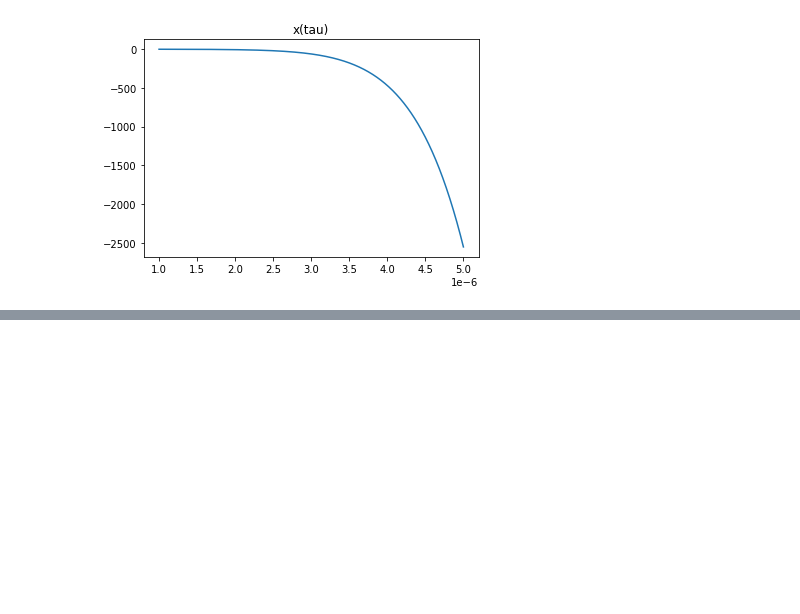
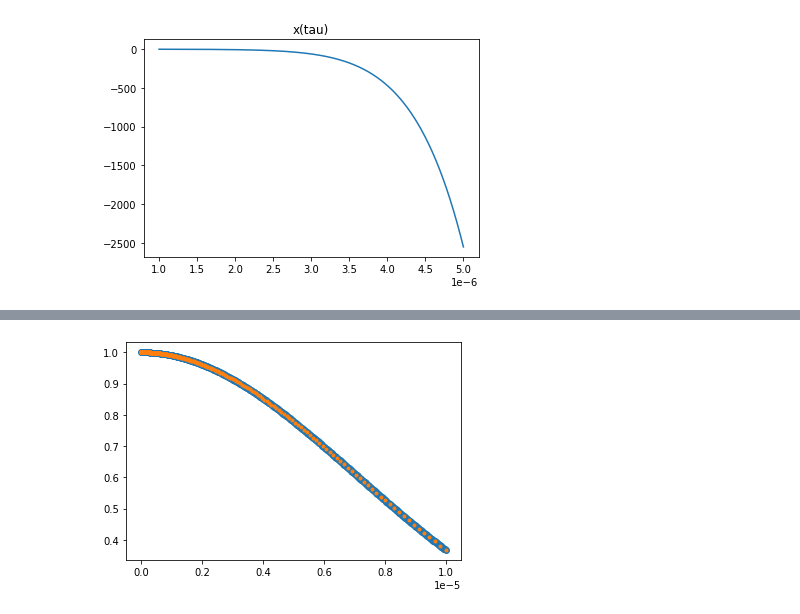
Before and after one commit to Upadhyaya-Group/ml_qubit, a Jupyter notebook: data_generation_v3.ipynb, the cells around one changed output, grey strips where cells are left out. Cells and saved outputs as stored; diff of their text form; code cells hidden in the pictures; blank space fills up the shorter version.

```diff
--- a/data_generation_v3.ipynb
+++ b/data_generation_v3.ipynb
@@ -95,0 +107,5 @@ pyplot.plot(t_range,c_vals);
+# %%
+pyplot.plot(t, np.exp(-(t/T2)**2), 'o');
+pyplot.plot(t2, np.exp(-(t2/T2)**2), '.');
+# %% [output]
+[figure, added]
```
Also changed, not shown: parts of 2 cells of this notebook, 16 other files.
